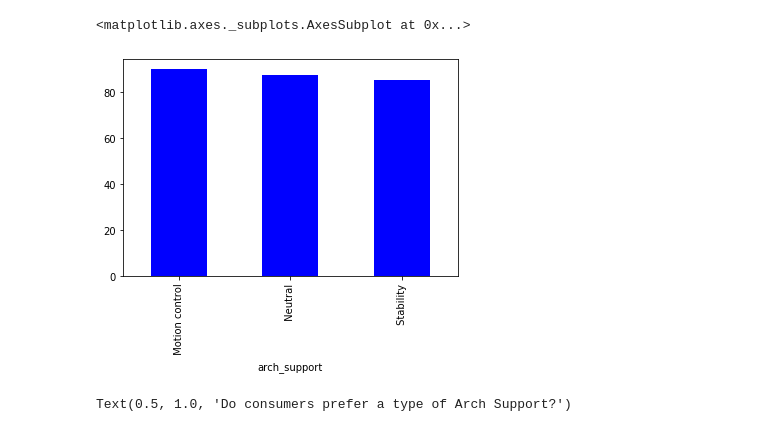
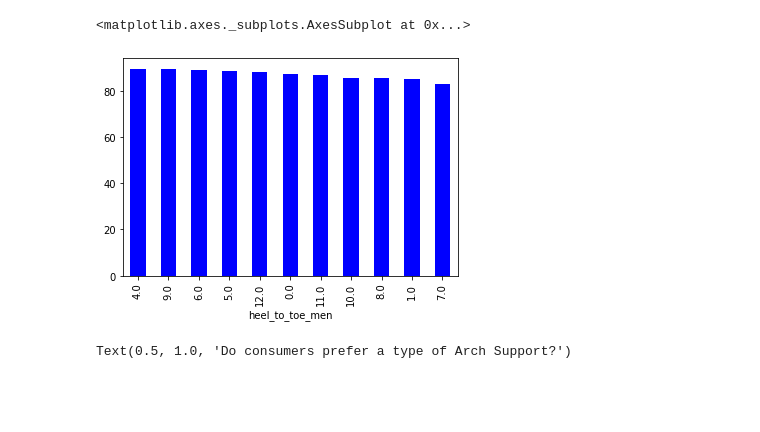
Before and after one commit to jschiavone45/Run_Repeat_Scraper, a Jupyter notebook: Run_Repeat_Analysis.ipynb, the cells around one changed output. Drawn from its saved outputs; the diff is of its cells as text; code cells hidden in the pictures; blank space fills up the shorter version.

```diff
--- a/Run_Repeat_Analysis.ipynb
+++ b/Run_Repeat_Analysis.ipynb
@@ -67,10 +67,10 @@ release_date_2017 = df[(df['release_date'] < '2019-01-01') & (df['release_date']
 release_date_2015 =  df[(df['release_date'] < '2017-01-01') & (df['release_date'] >= '2015-01-01')]
 top_rated = df[df['core_score']>=91]
 # %%
-release_date_2019.groupby('arch_support')['expert_score'].mean().sort_values(ascending=False).plot.bar(color='b')
+release_date_2019.groupby('heel_to_toe_men')['expert_score'].mean().sort_values(ascending=False).plot.bar(color='b')
 # %% [output]
 <matplotlib.axes._subplots.AxesSubplot at 0x...>
-[figure, old version]
+[figure, new version]
 # %%
 plt.figure(figsize=(12,6))
 df.groupby('arch_support')['core_score'].mean().sort_values(ascending=False).plot.bar(color=['b','orange','r'])
```
Also changed, not shown: parts of 7 cells of this notebook, 1 other file.
